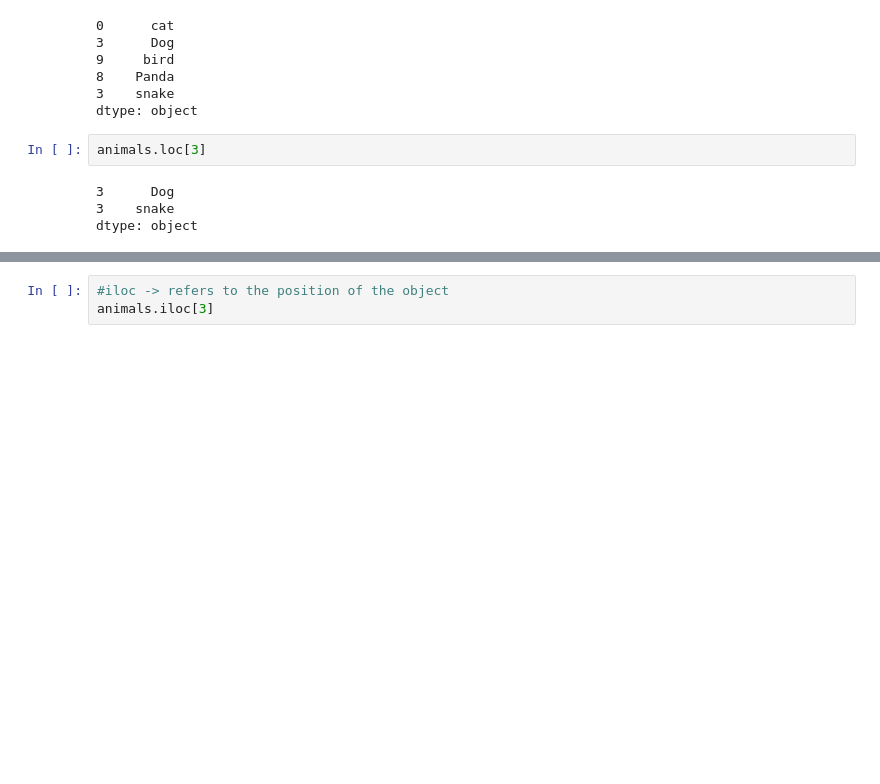
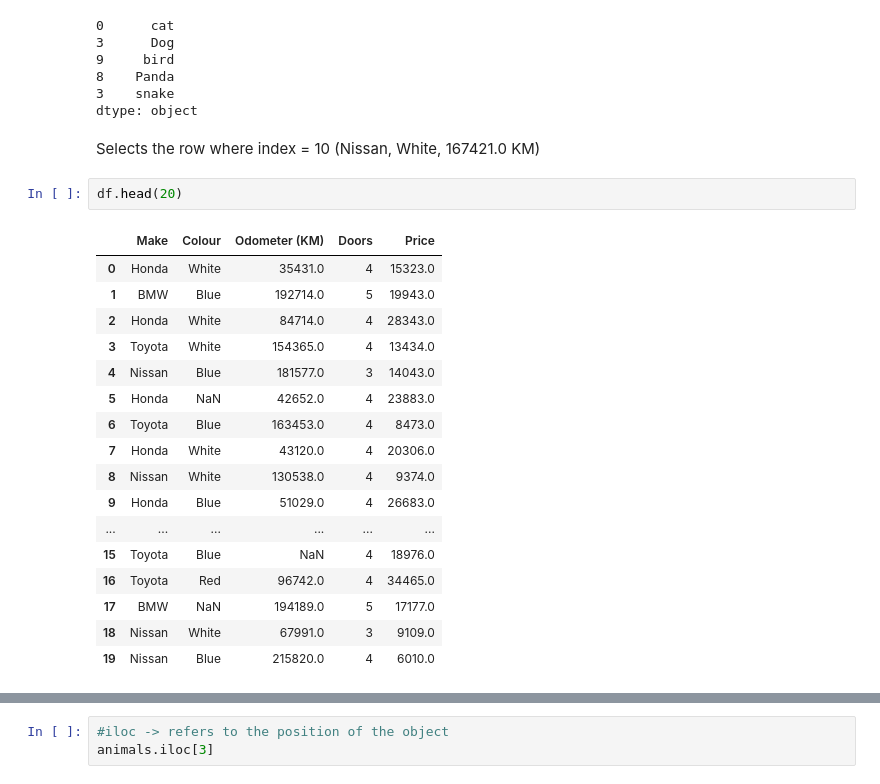
Before and after one commit to PICT-ACM-Student-Chapter/Machine-Learning-Bootcamp-2025-Sem-II, a Jupyter notebook: DAY 1/Jupyter Notebooks/Pandas.ipynb, the cells around one changed output, grey strips where cells are left out. Drawn from its saved outputs; the diff is of its cells as text; blank space fills up the shorter version.

```diff
--- a/DAY 1/Jupyter Notebooks/pandasbasic.ipynb
+++ b/DAY 1/Jupyter Notebooks/Pandas.ipynb
@@ -213,9 +325,25 @@ animals
 8    Panda
 3    snake
 dtype: object
-# %%
-animals.loc[3]
-# %% [output]
-3      Dog
-3    snake
-dtype: object
+# %% [markdown]
+Selects the row where index = 10 (Nissan, White, 167421.0 KM)
+# %%
+df.head(20)
+# %% [output]
+|  | Make | Colour | Odometer (KM) | Doors | Price |
+| 0 | Honda | White | 35431.0 | 4 | 15323.0 |
+| 1 | BMW | Blue | 192714.0 | 5 | 19943.0 |
+| 2 | Honda | White | 84714.0 | 4 | 28343.0 |
+| 3 | Toyota | White | 154365.0 | 4 | 13434.0 |
+| 4 | Nissan | Blue | 181577.0 | 3 | 14043.0 |
+| 5 | Honda | NaN | 42652.0 | 4 | 23883.0 |
+| 6 | Toyota | Blue | 163453.0 | 4 | 8473.0 |
+| 7 | Honda | White | 43120.0 | 4 | 20306.0 |
+| 8 | Nissan | White | 130538.0 | 4 | 9374.0 |
+| 9 | Honda | Blue | 51029.0 | 4 | 26683.0 |
+| ... | ... | ... | ... | ... | ... |
+| 15 | Toyota | Blue | NaN | 4 | 18976.0 |
+| 16 | Toyota | Red | 96742.0 | 4 | 34465.0 |
+| 17 | BMW | NaN | 194189.0 | 5 | 17177.0 |
+| 18 | Nissan | White | 67991.0 | 3 | 9109.0 |
+| 19 | Nissan | Blue | 215820.0 | 4 | 6010.0 |
```
Also changed, not shown: parts of 46 cells of this notebook, 4 other files.
